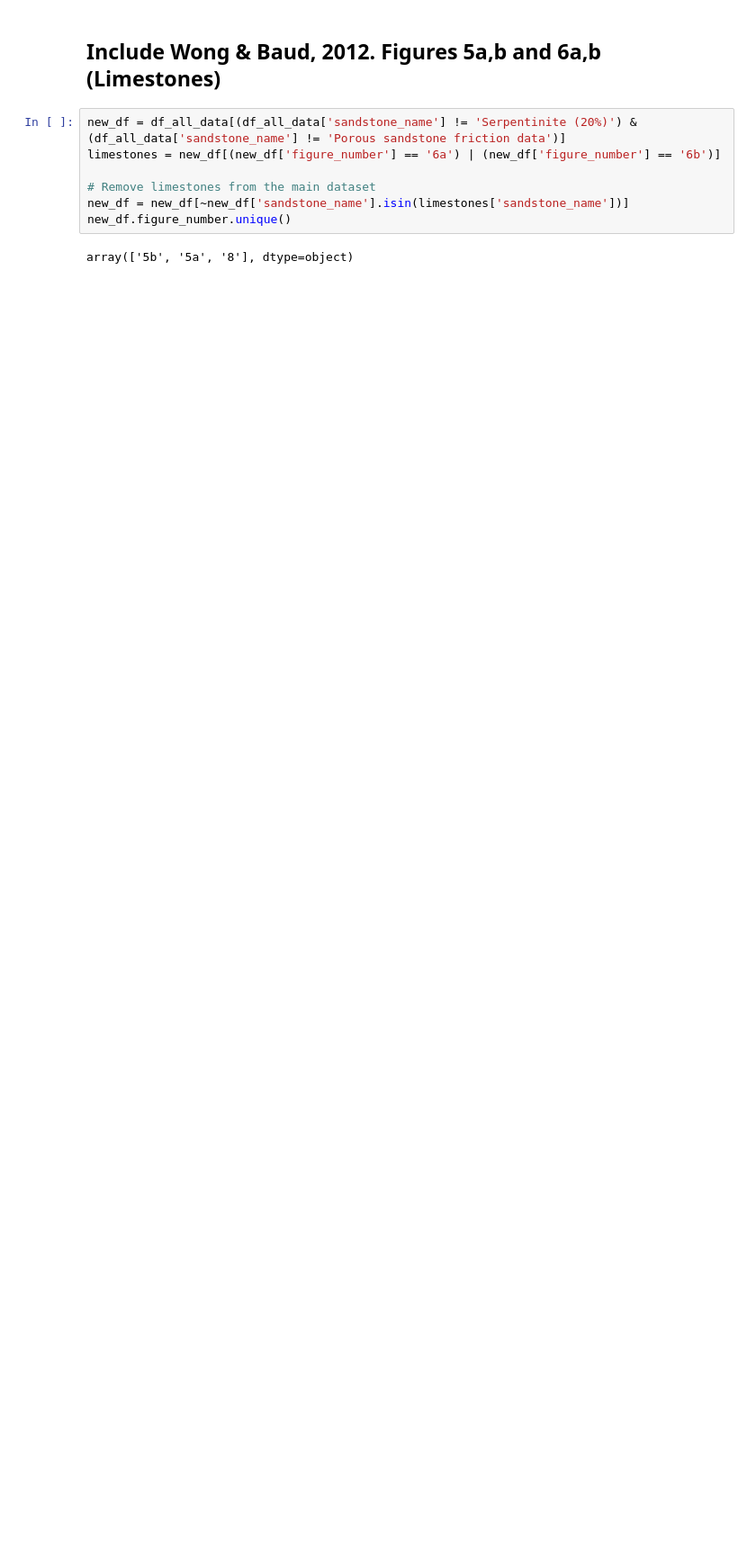
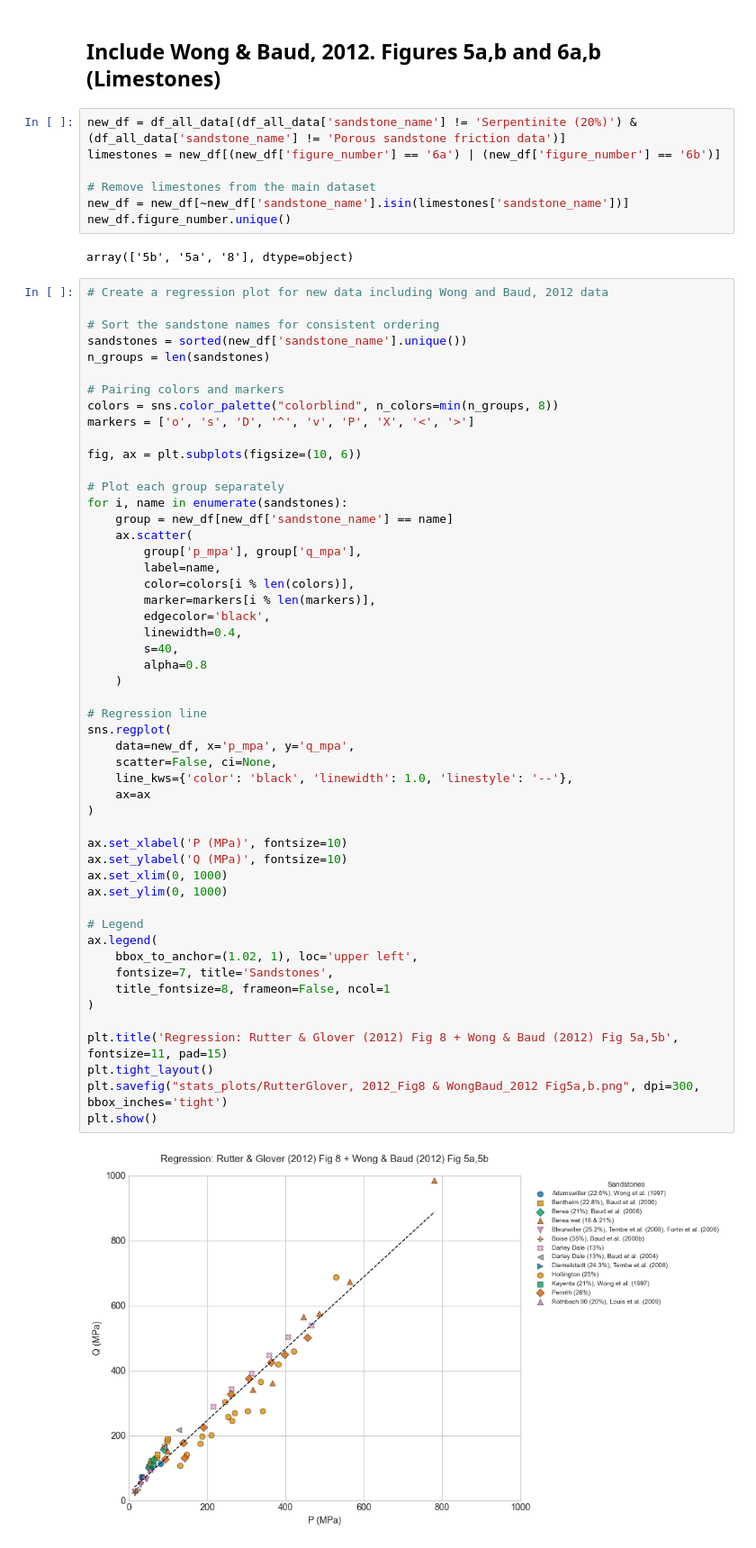
Before and after one commit to sa-diq/rock-strength, a Jupyter notebook: statistical_analysis.ipynb, the cells around one changed output. Shown at 90% size. Drawn from its saved outputs; the diff is of its cells as text; blank space fills up the shorter version.

```diff
--- a/statistical_analysis.ipynb
+++ b/statistical_analysis.ipynb
@@ -178,6 +151,59 @@ new_df = new_df[~new_df['sandstone_name'].isin(limestones['sandstone_name'])]
 new_df.figure_number.unique()
 # %% [output]
 array(['5b', '5a', '8'], dtype=object)
+# %%
+# Create a regression plot for new data including Wong and Baud, 2012 data
+
+# Sort the sandstone names for consistent ordering
+sandstones = sorted(new_df['sandstone_name'].unique())
+n_groups = len(sandstones)
+
+# Pairing colors and markers
+colors = sns.color_palette("colorblind", n_colors=min(n_groups, 8))
+markers = ['o', 's', 'D', '^', 'v', 'P', 'X', '<', '>']
+
+fig, ax = plt.subplots(figsize=(10, 6))
+
+# Plot each group separately
+for i, name in enumerate(sandstones):
+    group = new_df[new_df['sandstone_name'] == name]
+    ax.scatter(
+        group['p_mpa'], group['q_mpa'],
+        label=name,
+        color=colors[i % len(colors)],
+        marker=markers[i % len(markers)],
+        edgecolor='black',
+        linewidth=0.4,
+        s=40,
+        alpha=0.8
+    )
+
+# Regression line
+sns.regplot(
+    data=new_df, x='p_mpa', y='q_mpa',
+    scatter=False, ci=None,
+    line_kws={'color': 'black', 'linewidth': 1.0, 'linestyle': '--'},
+    ax=ax
+)
+
+ax.set_xlabel('P (MPa)', fontsize=10)
+ax.set_ylabel('Q (MPa)', fontsize=10)
+ax.set_xlim(0, 1000)
+ax.set_ylim(0, 1000)
+
+# Legend
+ax.legend(
+    bbox_to_anchor=(1.02, 1), loc='upper left',
+    fontsize=7, title='Sandstones',
+    title_fontsize=8, frameon=False, ncol=1
+)
+
+plt.title('Regression: Rutter & Glover (2012) Fig 8 + Wong & Baud (2012) Fig 5a,5b', fontsize=11, pad=15)
+plt.tight_layout()
+plt.savefig("stats_plots/RutterGlover, 2012_Fig8 & WongBaud_2012 Fig5a,b.png", dpi=300, bbox_inches='tight')
+plt.show()
+# %% [output]
+[figure, added]
 # %%
 # OLS Regression for new_df
 X_new = new_df['p_mpa']
```
Also changed, not shown: parts of 21 cells of this notebook.
